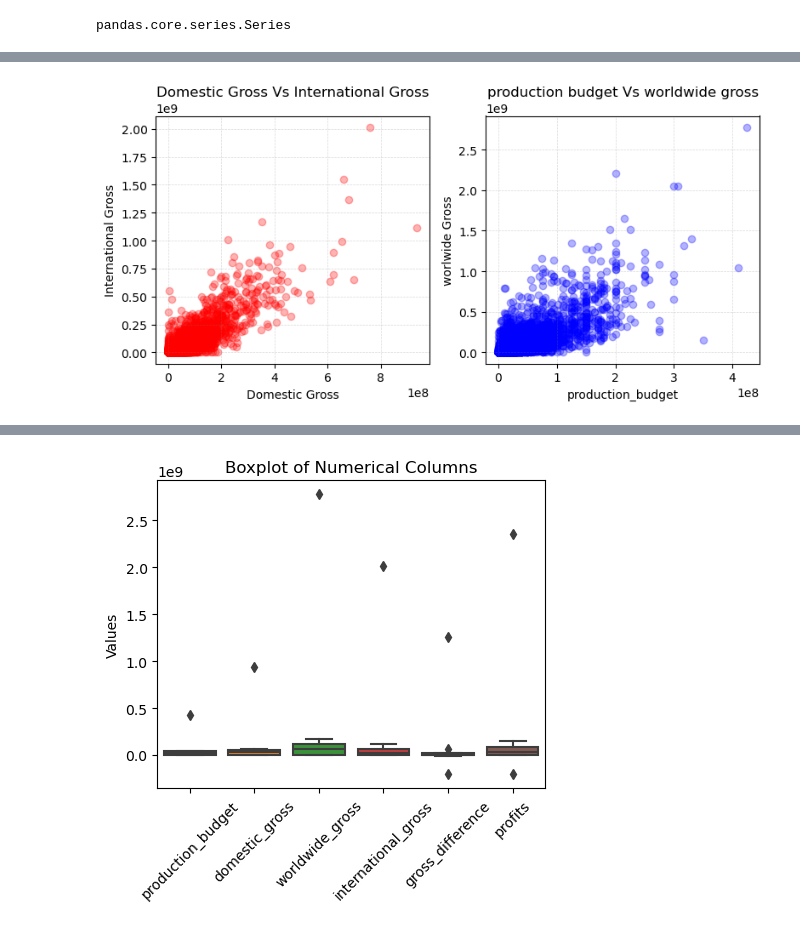
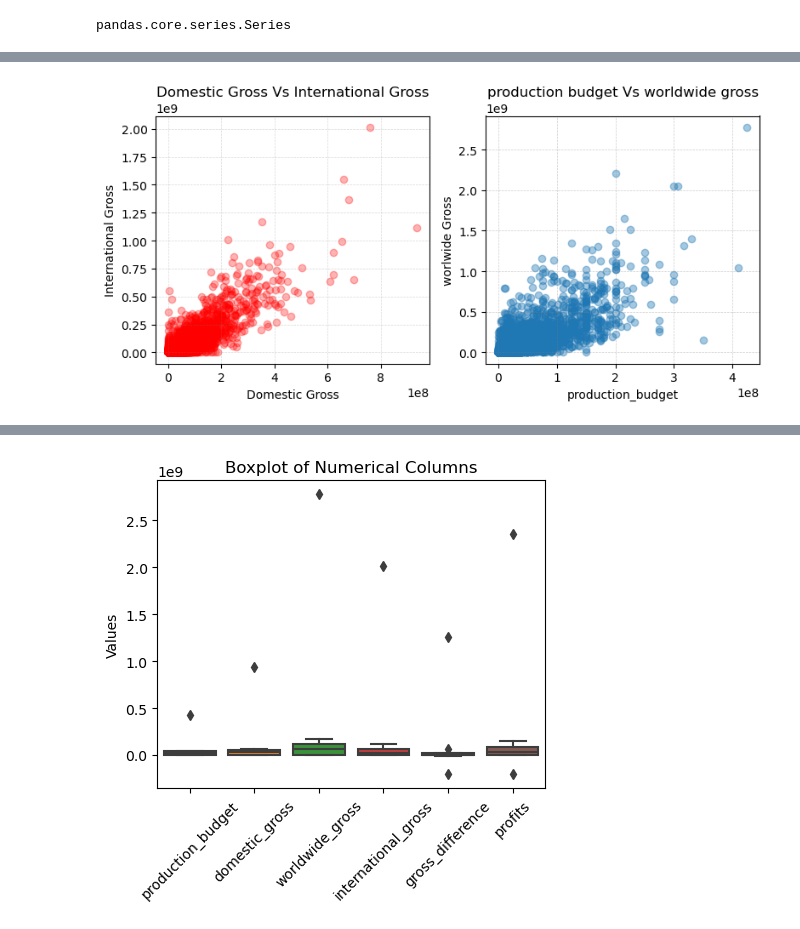
Before and after one commit to ed-gar-k/Phase-1-project, a Jupyter notebook: Phase-one.ipynb, the cells around one changed output, grey strips where cells are left out. Saved outputs shown, nothing was run; the diff lists cells and outputs as text; code cells hidden in the pictures.

```diff
--- a/Phase-one.ipynb
+++ b/Phase-one.ipynb
@@ -249,26 +318,26 @@ budget_df.head(5)
 # %%
 
 fig, ax = plt.subplots(figsize=(8, 4), ncols=2)
 
 # Scatter plot in the first subplot
 ax[0].scatter(x=budget_df["domestic_gross"], y=budget_df["international_gross"], alpha=0.3, color='red')
 ax[0].set_xlabel("Domestic Gross")
 ax[0].set_ylabel("International Gross")
 ax[0].set_title("Domestic Gross Vs International Gross")
 ax[0].grid(color='grey', linestyle='dashed', linewidth=0.5, alpha=0.3)
 
 # You can add another plot or modify the first one in the second subplot (ax[1]) if needed
 
 
-ax[1].scatter(x=budget_df["production_budget"], y=budget_df["worldwide_gross"], alpha=0.3, color='blue')
+ax[1].scatter(x=budget_df["production_budget"], y=budget_df["worldwide_gross"], alpha=0.4)
 ax[1].set_xlabel("production_budget")
 ax[1].set_ylabel("worlwide Gross")
 ax[1].set_title("production budget Vs worldwide gross")
-ax[1].grid(color='grey', linestyle='dashed', linewidth=0.5, alpha=0.3)
+ax[1].grid(color='grey', linestyle='dashed', linewidth=0.5, alpha=0.4)
 plt.tight_layout()
 plt.show()
 # %% [output]
-[figure, old version]
+[figure, new version]
 # %%
 #calculating profit
 budget_df["profits"] = (budget_df['worldwide_gross'])-(budget_df['production_budget'])
```
Also changed, not shown: parts of 47 cells of this notebook.
